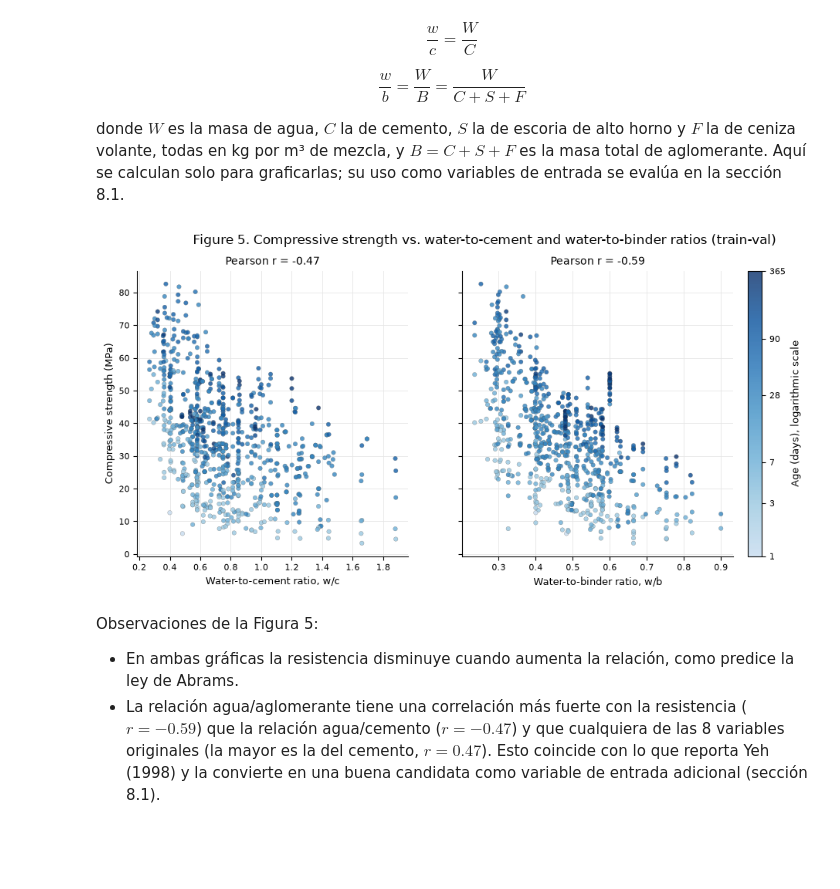
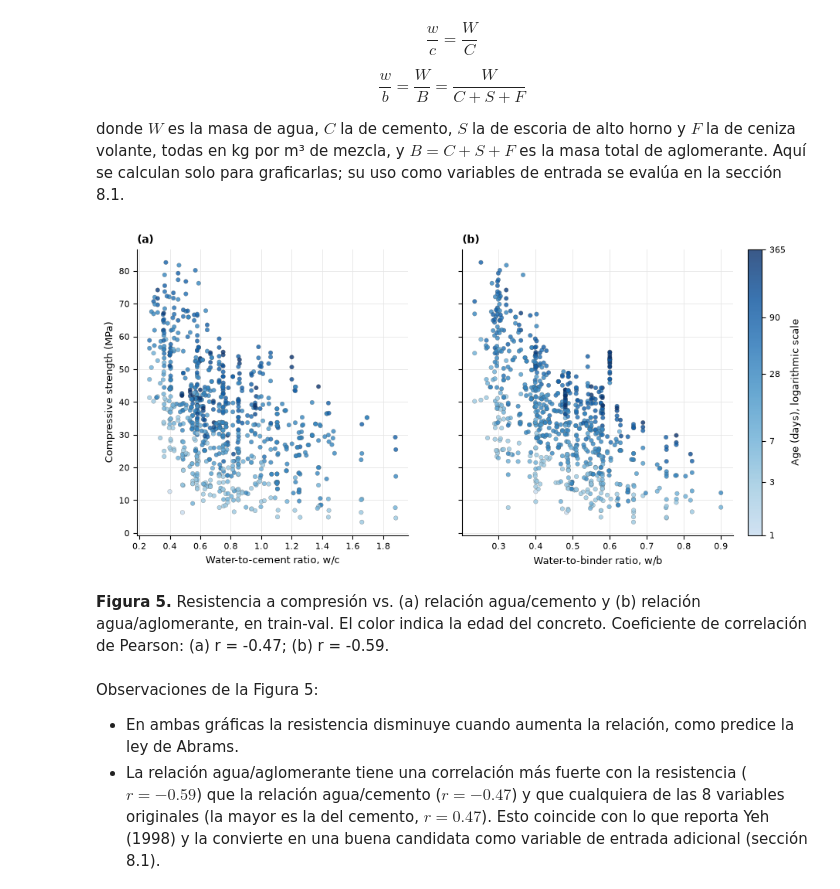
Before and after one commit to 25adiaz-apps/phd-civil-ualberta, a Jupyter notebook: machine-learning/assignment-4/question-1-concrete-strength.ipynb, the cells around one changed output. Cells and saved outputs as stored; diff of their text form; code cells hidden in the pictures; blank space fills up the shorter version.

```diff
--- a/machine-learning/assignment-4/question-1-concrete-strength.ipynb
+++ b/machine-learning/assignment-4/question-1-concrete-strength.ipynb
@@ -42,6 +42,7 @@ import matplotlib.pyplot as plt
 import numpy as np
 import pandas as pd
 import seaborn as sns
+from IPython.display import Markdown, display
 from matplotlib.colors import ListedColormap, LogNorm
 from sklearn.model_selection import KFold
 
@@ -98,17 +99,18 @@ plt.rcParams.update({
 })
 pd.set_option("display.precision", 2)
 
-CAPTION_STYLE = [{"selector": "caption",
-                  "props": "caption-side: top; text-align: left; font-weight: bold; padding-bottom: 6px;"}]
+def show_table(df, number, caption, precision=2, hide_index=False):
+    """Display a DataFrame with its numbered caption above it (academic format)."""
+    display(Markdown(f"**Tabla {number}.** {caption}"))
+    styled = df.style.format(precision=precision)
+    display(styled.hide(axis="index") if hide_index else styled)
 
 
-def show_table(df, number, caption, precision=2, hide_index=False):
-    """Display a DataFrame as a numbered table, with its caption above it."""
-    styled = (df.style
-              .set_caption(f"Table {number}. {caption}")
-              .set_table_styles(CAPTION_STYLE)
-              .format(precision=precision))
-    return styled.hide(axis="index") if hide_index else styled
+def show_figure(fig, number, caption):
+    """Display a figure with its numbered caption below it (academic format)."""
+    display(fig)
+    plt.close(fig)
+    display(Markdown(f"**Figura {number}.** {caption}"))
 # %% [markdown]
 ## 2. Datos y análisis exploratorio
 # %% [markdown]
@@ -425,9 +436,10 @@ ax.set_xticklabels(AGE_TICKS)
 ax.minorticks_off()
 ax.set_xlabel(LABELS["age"] + ", logarithmic scale")
 ax.set_ylabel(LABELS[TARGET])
-ax.set_title("Figure 4. Compressive strength vs. age (train-val)")
 ax.legend(loc="upper left")
-plt.show()
+show_figure(fig, 4,
+            "Resistencia a compresión vs. edad en train-val, con el eje horizontal en escala logarítmica. "
+            "La línea gris une las medianas de cada edad.")
 
 r_age = train_val_df["age"].corr(train_val_df[TARGET])
 r_log_age = np.log(train_val_df["age"]).corr(train_val_df[TARGET])
@@ -461,30 +474,36 @@ donde $W$ es la masa de agua, $C$ la de cemento, $S$ la de escoria de alto horno
 # %%
 # Sequential blue scale without its near-white end, so that young samples stay visible
 AGE_CMAP = ListedColormap(plt.get_cmap("Blues")(np.linspace(0.25, 1.0, 256)))
 
 binder = train_val_df["cement"] + train_val_df["slag"] + train_val_df["fly_ash"]
 ratios = {
     "Water-to-cement ratio, w/c": train_val_df["water"] / train_val_df["cement"],
     "Water-to-binder ratio, w/b": train_val_df["water"] / binder,
 }
 
+r_ratios = {name: ratio.corr(train_val_df[TARGET]) for name, ratio in ratios.items()}
+
 fig, axes = plt.subplots(1, 2, figsize=(12, 4.8), sharey=True)
-for ax, (name, ratio) in zip(axes, ratios.items()):
+for ax, panel, (name, ratio) in zip(axes, ["(a)", "(b)"], ratios.items()):
     points = ax.scatter(ratio, train_val_df[TARGET], c=train_val_df["age"], cmap=AGE_CMAP,
                         norm=LogNorm(vmin=1, vmax=365), s=16, alpha=0.8,
                         edgecolors=COLOR_MUTED, linewidths=0.2)
     ax.set_xlabel(name)
-    ax.set_title(f"Pearson r = {ratio.corr(train_val_df[TARGET]):.2f}")
+    ax.set_title(panel, loc="left", fontweight="bold")
 axes[0].set_ylabel(LABELS[TARGET])
 colorbar = fig.colorbar(points, ax=axes, pad=0.02)
 colorbar.set_ticks([1, 3, 7, 28, 90, 365])
 colorbar.set_ticklabels(["1", "3", "7", "28", "90", "365"])
 colorbar.minorticks_off()
 colorbar.set_label(LABELS["age"] + ", logarithmic scale")
-fig.suptitle("Figure 5. Compressive strength vs. water-to-cement and water-to-binder ratios (train-val)")
-plt.show()
+r_wc, r_wb = r_ratios.values()
+show_figure(fig, 5,
+            "Resistencia a compresión vs. (a) relación agua/cemento y (b) relación agua/aglomerante, "
+            "en train-val. El color indica la edad del concreto. Coeficiente de correlación de Pearson: "
+            f"(a) r = {r_wc:.2f}; (b) r = {r_wb:.2f}.")
 # %% [output]
-[figure, old version]
+[figure, new version]
+**Figura 5.** Resistencia a compresión vs. (a) relación agua/cemento y (b) relación agua/aglomerante, en train-val. El color indica la edad del concreto. Coeficiente de correlación de Pearson: (a) r = -0.47; (b) r = -0.59.
 # %% [markdown]
 Observaciones de la Figura 5:
 
```
Also changed, not shown: parts of 12 cells of this notebook.
